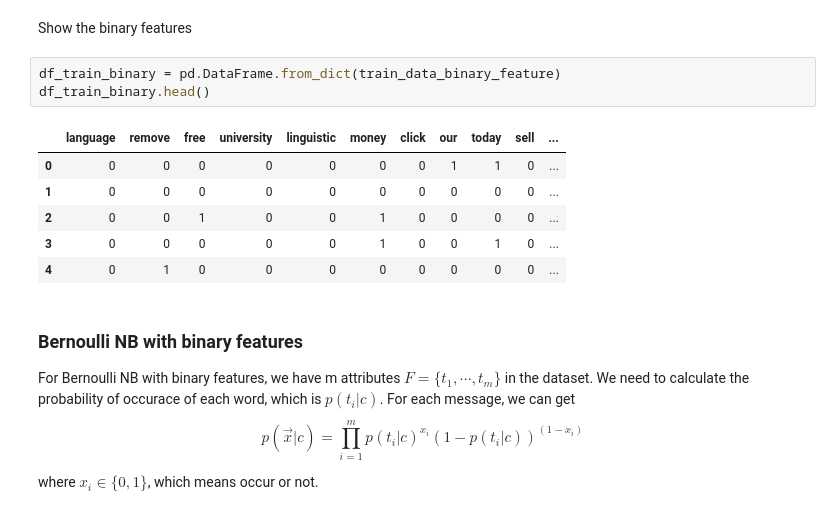
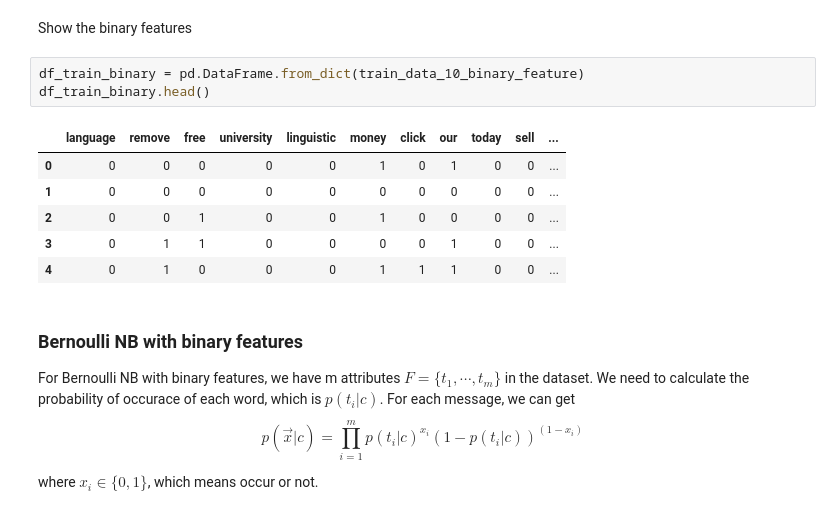
Before and after one commit to yeb2Binfang/ECE-GY-9163-ML-cyber, a Jupyter notebook: Lab/MLSec_Lab1.ipynb, the cells around one changed output. Saved outputs shown, nothing was run; the diff lists cells and outputs as text.

```diff
--- a/Lab/MLSec_Lab1.ipynb
+++ b/Lab/MLSec_Lab1.ipynb
@@ -504,15 +505,15 @@ df_train_TF.head()
 # %% [markdown]
 Show the binary features
 # %%
-df_train_binary = pd.DataFrame.from_dict(train_data_binary_feature)
+df_train_binary = pd.DataFrame.from_dict(train_data_10_binary_feature)
 df_train_binary.head()
 # %% [output]
 |  | language | remove | free | university | linguistic | money | click | our | today | sell | ... |
-| 0 | 0 | 0 | 0 | 0 | 0 | 0 | 0 | 1 | 1 | 0 | ... |
+| 0 | 0 | 0 | 0 | 0 | 0 | 1 | 0 | 1 | 0 | 0 | ... |
 | 1 | 0 | 0 | 0 | 0 | 0 | 0 | 0 | 0 | 0 | 0 | ... |
 | 2 | 0 | 0 | 1 | 0 | 0 | 1 | 0 | 0 | 0 | 0 | ... |
-| 3 | 0 | 0 | 0 | 0 | 0 | 1 | 0 | 0 | 1 | 0 | ... |
-| 4 | 0 | 1 | 0 | 0 | 0 | 0 | 0 | 0 | 0 | 0 | ... |
+| 3 | 0 | 1 | 1 | 0 | 0 | 0 | 0 | 1 | 0 | 0 | ... |
+| 4 | 0 | 1 | 0 | 0 | 0 | 1 | 1 | 1 | 0 | 0 | ... |
 # %% [markdown]
 ### Bernoulli NB with binary features
 
```
Also changed, not shown: parts of 21 cells of this notebook.
